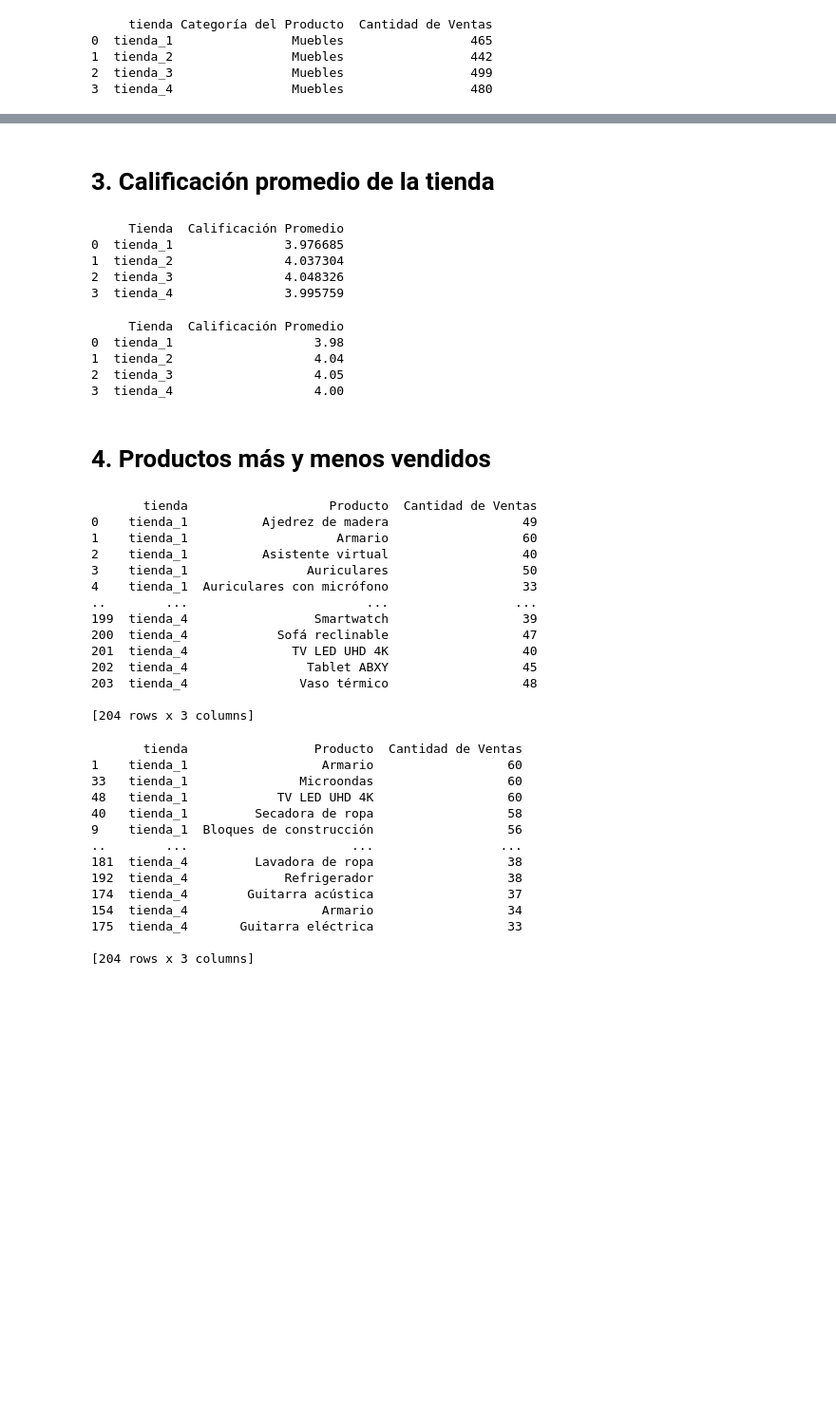
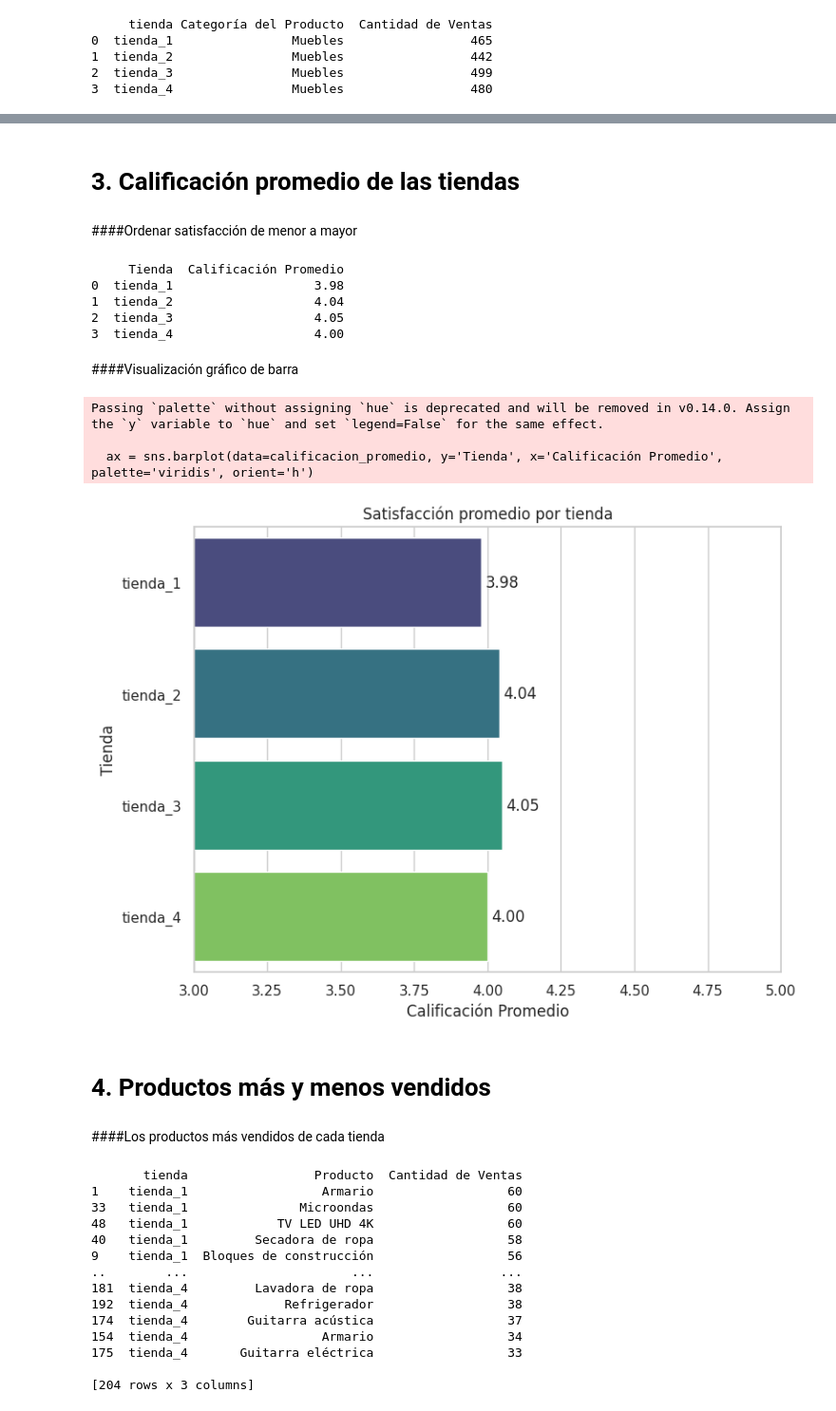
Before and after one commit to Pameta1/challenger_1, a Jupyter notebook: AluraStoreLatam.ipynb, the cells around one changed output, grey strips where cells are left out. Shown at 95% size. Saved outputs shown, nothing was run; the diff lists cells and outputs as text; code cells hidden in the pictures; blank space fills up the shorter version.

```diff
--- a/AluraStoreLatam.ipynb
+++ b/AluraStoreLatam.ipynb
@@ -282,44 +239,41 @@ plt.show()
 # %% [markdown]
-# 3. Calificación promedio de la tienda
+# 3. Calificación promedio de las tiendas
+# %% [markdown]
+####Ordenar satisfacción de menor a mayor
 # %%
 calificacion_promedio = all_tiendas.groupby('tienda')['Calificación'].mean().reset_index()
 calificacion_promedio.columns = ['Tienda', 'Calificación Promedio']
+calificacion_promedio['Calificación Promedio'] = calificacion_promedio['Calificación Promedio'].round(2)
 print(calificacion_promedio)
 # %% [output]
      Tienda  Calificación Promedio
-0  tienda_1               3.976685
-1  tienda_2               4.037304
-2  tienda_3               4.048326
-3  tienda_4               3.995759
+0  tienda_1                   3.98
+1  tienda_2                   4.04
+2  tienda_3                   4.05
+3  tienda_4                   4.00
-# %%
-calificacion_promedio['Calificación Promedio'] = calificacion_promedio['Calificación Promedio'].round(2)
-print(calificacion_promedio)
-# %% [output]
-     Tienda  Calificación Promedio
-0  tienda_1                   3.98
-1  tienda_2                   4.04
-2  tienda_3                   4.05
-3  tienda_4                   4.00
+# %% [markdown]
+####Visualización gráfico de barra
+# %%
+plt.figure(figsize=(8,6))
+ax = sns.barplot(data=calificacion_promedio, y='Tienda', x='Calificación Promedio', palette='viridis', orient='h')
+for i in ax.containers:
+    ax.bar_label(i, fmt='%.2f', label_type='edge', padding=3)
+
+plt.title('Satisfacción promedio por tienda')
+plt.xlabel('Calificación Promedio')
+plt.ylabel('Tienda')
+plt.xlim(3, 5)
+plt.tight_layout()
+plt.show()
+# %% [output]
+Passing `palette` without assigning `hue` is deprecated and will be removed in v0.14.0. Assign the `y` variable to `hue` and set `legend=False` for the same effect.
+
+  ax = sns.barplot(data=calificacion_promedio, y='Tienda', x='Calificación Promedio', palette='viridis', orient='h')
+[figure, added]
 # %% [markdown]
 # 4. Productos más y menos vendidos
-# %%
-ventas_por_producto = all_tiendas.groupby(['tienda', 'Producto']).size().reset_index(name='Cantidad de Ventas')
-print(ventas_por_producto)
-# %% [output]
-       tienda                   Producto  Cantidad de Ventas
-0    tienda_1          Ajedrez de madera                  49
-1    tienda_1                    Armario                  60
-2    tienda_1          Asistente virtual                  40
-3    tienda_1                Auriculares                  50
-4    tienda_1  Auriculares con micrófono                  33
-..        ...                        ...                 ...
-199  tienda_4                 Smartwatch                  39
-200  tienda_4            Sofá reclinable                  47
-201  tienda_4              TV LED UHD 4K                  40
-202  tienda_4                Tablet ABXY                  45
-203  tienda_4               Vaso térmico                  48
-
-[204 rows x 3 columns]
+# %% [markdown]
+####Los productos más vendidos de cada tienda
 # %%
 ventas_ordenadas = ventas_por_producto.sort_values(['tienda', 'Cantidad de Ventas'], ascending=[True, False])
 print(ventas_ordenadas)
```
Also changed, not shown: parts of 57 cells of this notebook.
